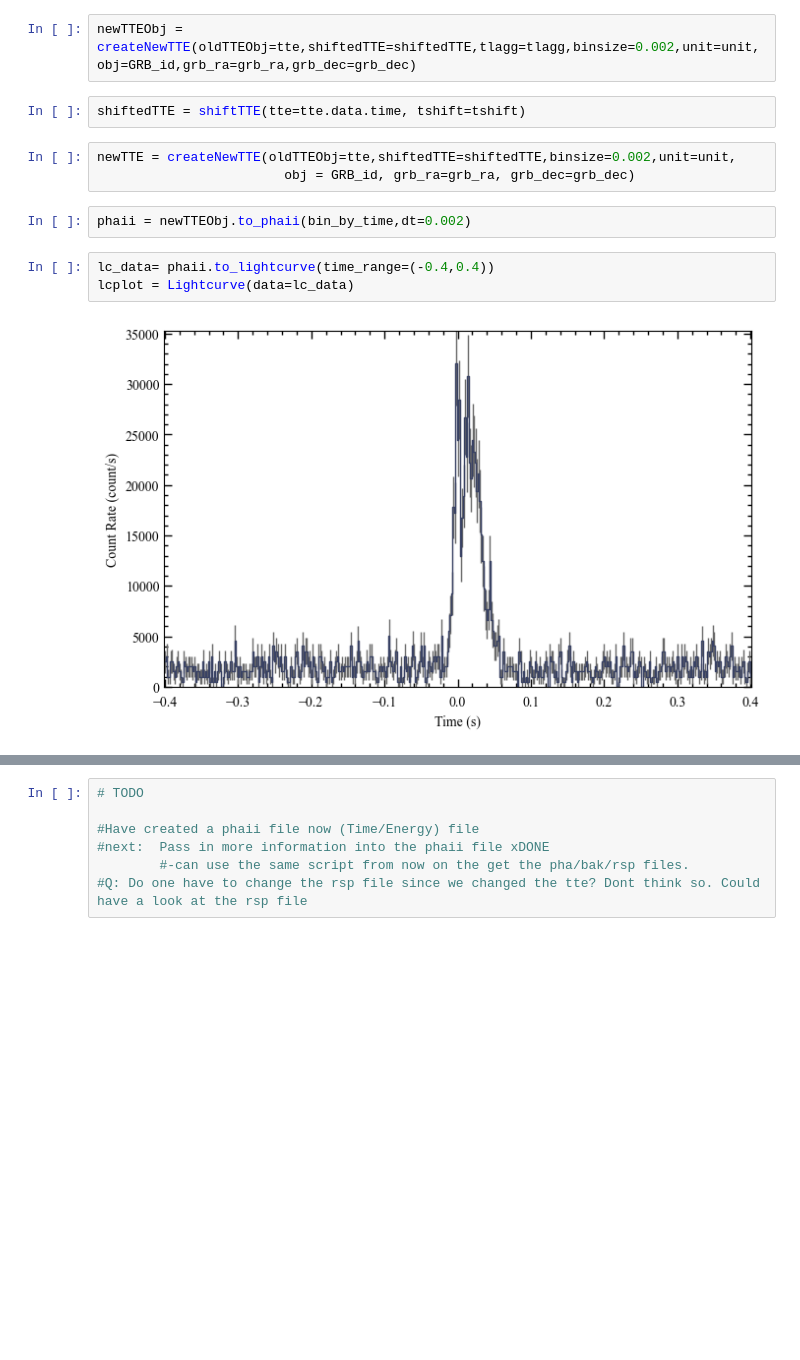
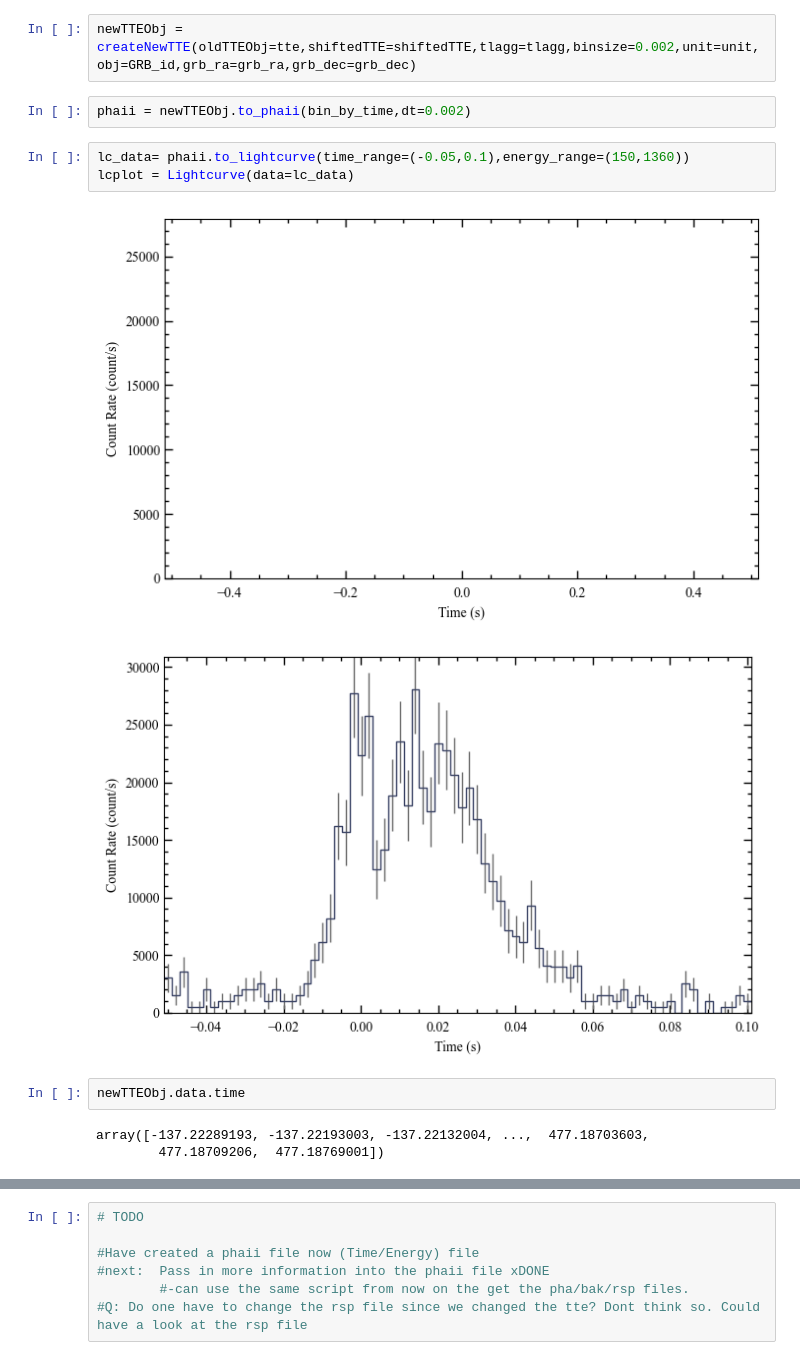
Before and after one commit to AndreasRamsli/GRB, a Jupyter notebook: xspec/FERMI/GRB201227A/GRB201227A_extract_files.ipynb, the cells around one changed output, grey strips where cells are left out. Saved outputs shown, nothing was run; the diff lists cells and outputs as text; blank space fills up the shorter version.

```diff
--- a/xspec/FERMI/GRB201227A/GRB201227A_extract_files.ipynb
+++ b/xspec/FERMI/GRB201227A/GRB201227A_extract_files.ipynb
@@ -241,15 +236,16 @@ tte.trigtime
 shiftedTTE = shiftTTE(tte=tte.data.time,tlagg=tlagg)
 # %%
 newTTEObj = createNewTTE(oldTTEObj=tte,shiftedTTE=shiftedTTE,tlagg=tlagg,binsize=0.002,unit=unit,obj=GRB_id,grb_ra=grb_ra,grb_dec=grb_dec)
-# %%
-shiftedTTE = shiftTTE(tte=tte.data.time, tshift=tshift)
-# %%
-newTTE = createNewTTE(oldTTEObj=tte,shiftedTTE=shiftedTTE,binsize=0.002,unit=unit,
-                        obj = GRB_id, grb_ra=grb_ra, grb_dec=grb_dec)
 # %%
 phaii = newTTEObj.to_phaii(bin_by_time,dt=0.002)
 # %%
-lc_data= phaii.to_lightcurve(time_range=(-0.4,0.4))
+lc_data= phaii.to_lightcurve(time_range=(-0.05,0.1),energy_range=(150,1360))
 lcplot = Lightcurve(data=lc_data)
 # %% [output]
-[figure, old version]
+[figure, new version]
+[figure, added]
+# %%
+newTTEObj.data.time
+# %% [output]
+array([-137.22289193, -137.22193003, -137.22132004, ...,  477.18703603,
+        477.18709206,  477.18769001])
```
Also changed, not shown: parts of 21 cells of this notebook, 5 other files.
